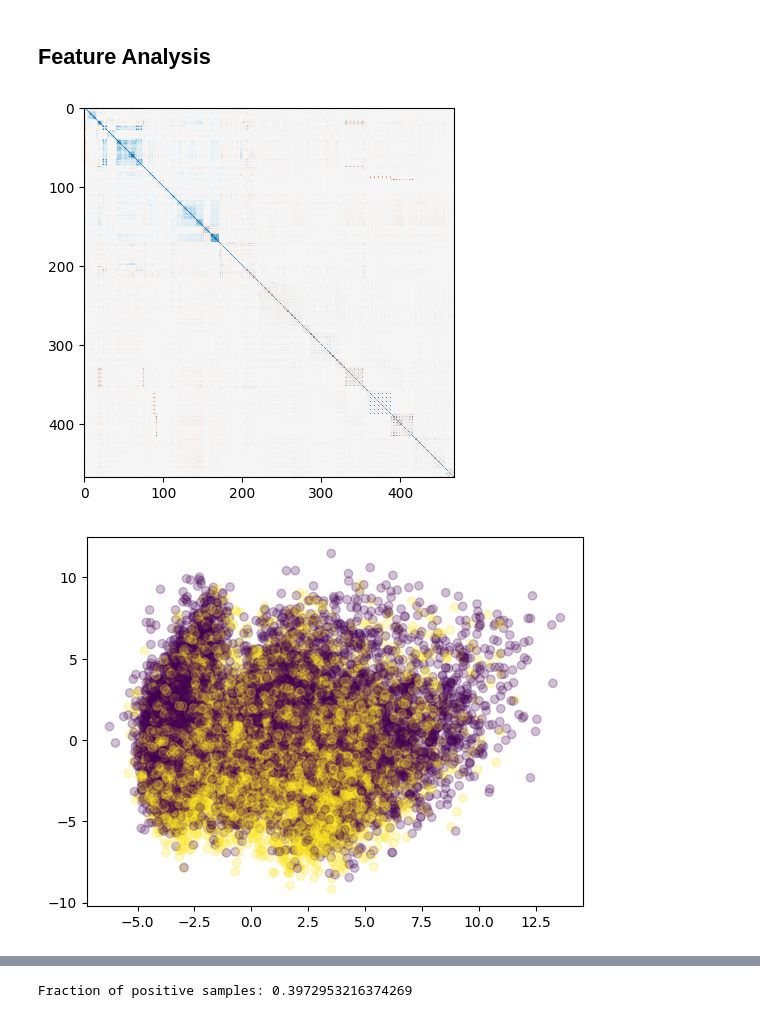
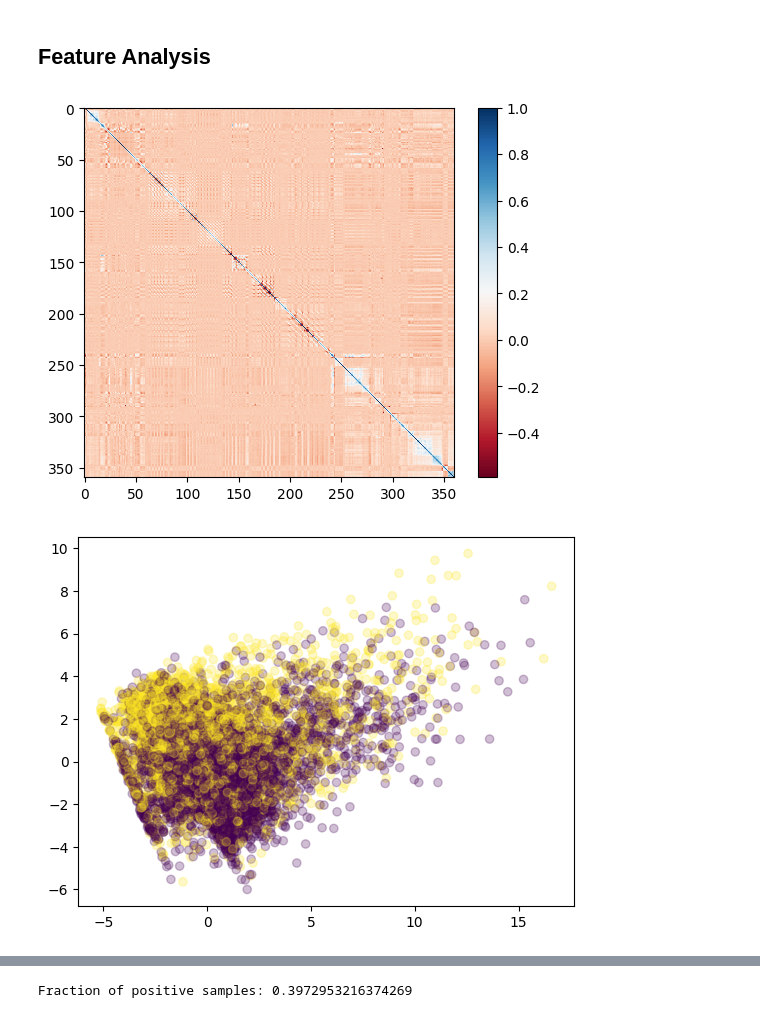
Before and after one commit to GiovaniValdrighi/school_eval_ethical, a Jupyter notebook: notebooks/modelling.ipynb, the cells around one changed output, grey strips where cells are left out. Cells and saved outputs as stored; diff of their text form; code cells hidden in the pictures.

```diff
--- a/notebooks/modelling.ipynb
+++ b/notebooks/modelling.ipynb
@@ -174,4 +194,8 @@ df_one_hot
 # %%
-Y = df_one_hot[target]
-X = df_one_hot.drop(columns = [target])
+Y = df[target]
+X = df.drop(columns = [target])
 X_train, X_test, Y_train, Y_test = train_test_split(X, Y, test_size = 0.2, random_state=0)
+# %%
+preprocess = get_pipeline()
+# %%
+preprocess.fit(X_train)
@@ -178,15 +220,17 @@ X_train, X_test, Y_train, Y_test = train_test_split(X, Y, test_size = 0.2, rando
+# %%
+x_ = preprocess.transform(X_train)
 # %% [markdown]
 ## Feature Analysis
 # %%
-data_corr = X_train.corr()
-plt.imshow(data_corr, cmap = "RdBu", vmin = -1, vmax = 1)
+data_corr = x_.corr()
+plt.imshow(data_corr, cmap = "RdBu")
+plt.colorbar()
 plt.show()
 # %% [output]
-[figure, old version]
+[figure, new version]
 # %%
-x_ = StandardScaler().fit_transform(X_train[num_features + binary_features])
 x_2d = PCA().fit_transform(x_)
 plt.scatter(x_2d[:, 0], x_2d[:, 1], c = Y_train, cmap = "viridis", alpha = 0.25)
 plt.show()
 # %% [output]
-[figure, old version]
+[figure, new version]
```
Also changed, not shown: parts of 15 cells of this notebook.
